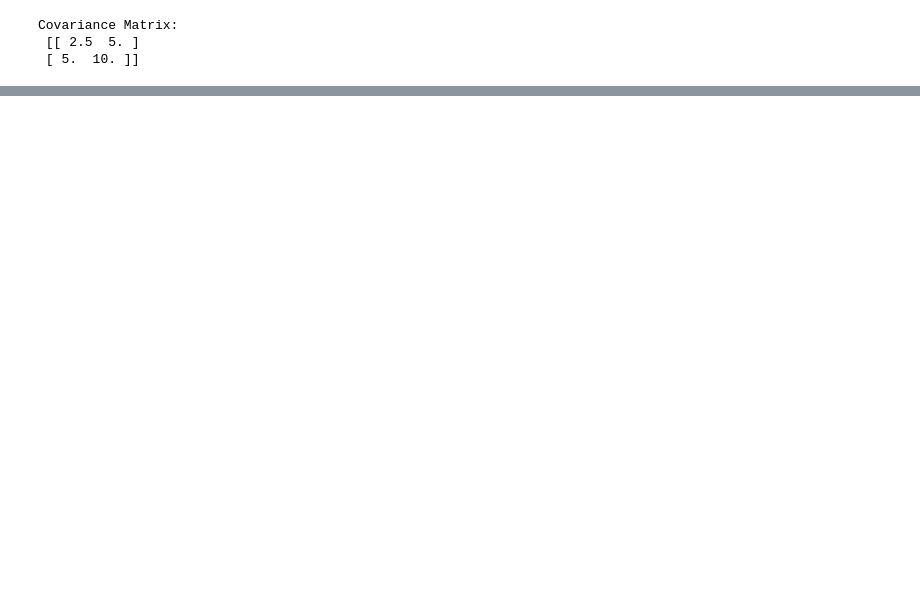
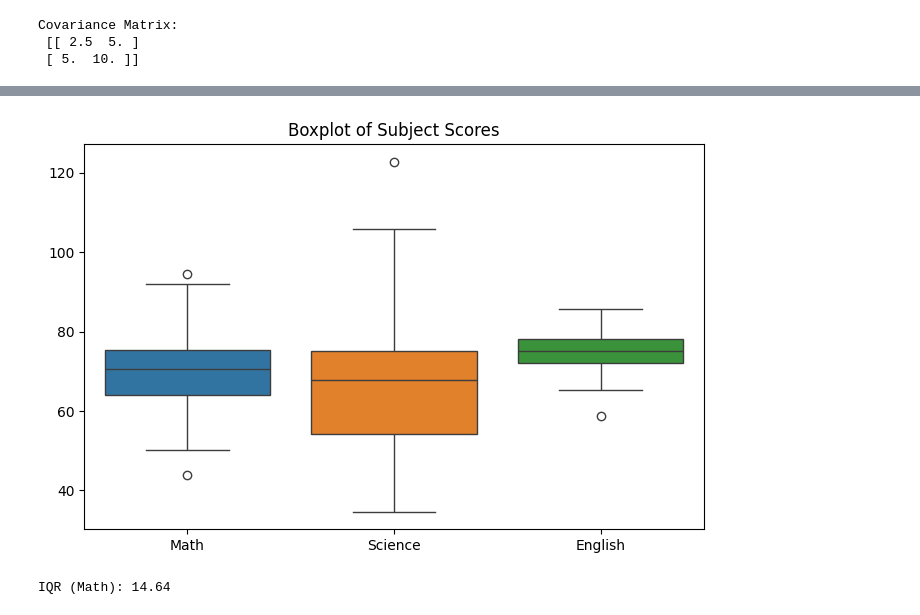
Before and after one commit to SURAJITMAITY2005/Statistics, a Jupyter notebook: Statistics_Basics.ipynb, the cells around one changed output, grey strips where cells are left out. Drawn from its saved outputs; the diff is of its cells as text; code cells hidden in the pictures; blank space fills up the shorter version.

```diff
--- a/Statistics_Basics.ipynb
+++ b/Statistics_Basics.ipynb
@@ -245,0 +457,16 @@ Covariance Matrix:
+# %%
+#15. Use NumPy or pandas to summarize a dataset’s descriptive statistics
+import numpy as np
+import pandas as pd
+import seaborn as sns
+import matplotlib.pyplot as plt
+from scipy.stats import iqr, zscore, skew, kurtosis, pearsonr, spearmanr
+
+df = pd.DataFrame({
+    'Math': np.random.normal(70, 10, 100),
+    'Science': np.random.normal(65, 15, 100),
+    'English': np.random.normal(75, 5, 100)
+})
+
+print("\n=== Descriptive Statistics ===")
+print(df.describe())
@@ -245,0 +484,19 @@ Covariance Matrix:
+# %%
+#16. Plot a boxplot to understand the spread and identify outliers
+plt.figure(figsize=(8, 5))
+sns.boxplot(data=df)
+plt.title("Boxplot of Subject Scores")
+plt.show()
+# %% [output]
+[figure, added]
+# %%
+#17. Calculate the interquartile range (IQR) of a dataset
+df = pd.DataFrame({
+    'Math': np.random.normal(70, 10, 100),
+    'Science': np.random.normal(65, 15, 100),
+    'English': np.random.normal(75, 5, 100)
+})
+math_iqr = iqr(df['Math'])
+print(f"\nIQR (Math): {math_iqr:.2f}")
+# %% [output]
+IQR (Math): 14.64
```
Also changed, not shown: parts of 23 cells of this notebook.
